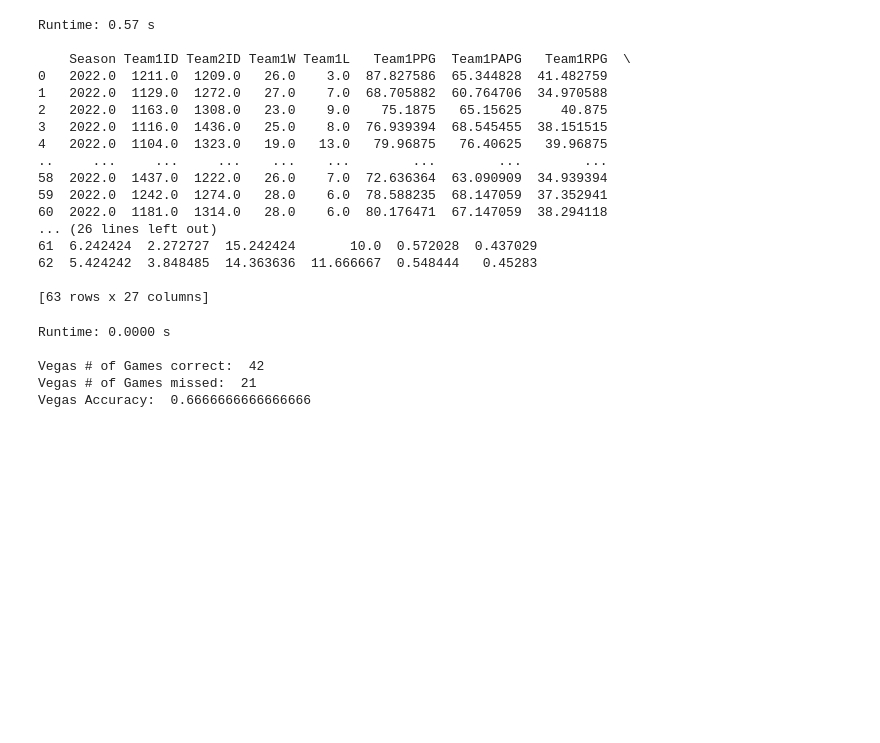
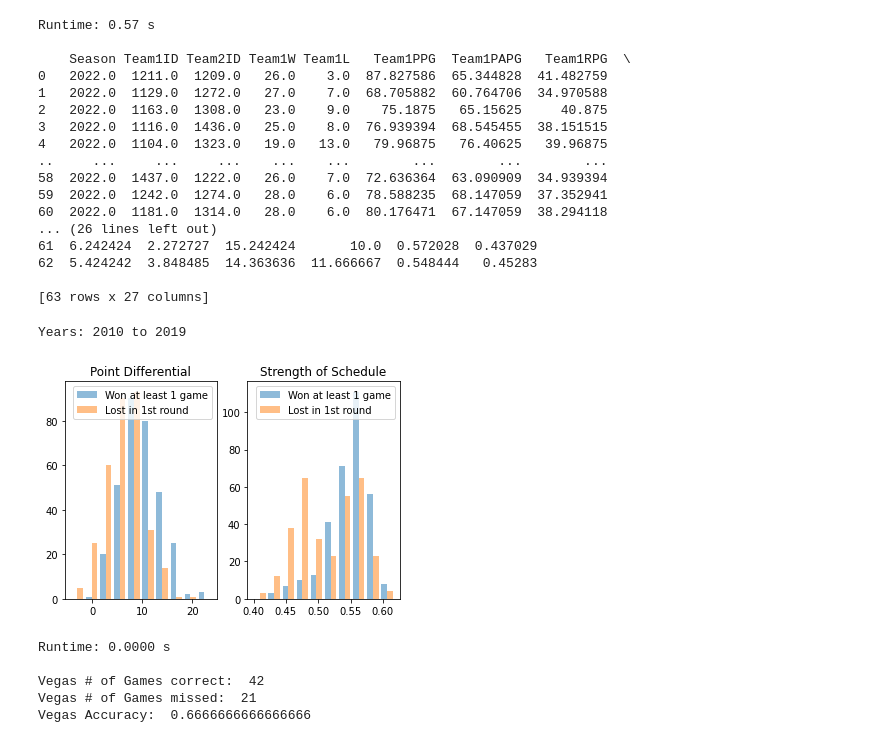
Before and after one commit to AustinStephens/NCAATourneyPredictor, a Jupyter notebook: NCAATourneyPredictorSandbox.ipynb, the cells around one changed output. Cells and saved outputs as stored; diff of their text form; code cells hidden in the pictures; blank space fills up the shorter version.

Commit message:
Added histograms for PD and SOS

```diff
--- a/NCAATourneyPredictorSandbox.ipynb
+++ b/NCAATourneyPredictorSandbox.ipynb
@@ -161,4 +162,58 @@ Runtime: 0.57 s
 62  5.424242  3.848485  14.363636  11.666667  0.548444   0.45283
 
 [63 rows x 27 columns]
+# %%
+#5
+# Shows histogram distribution of Point Differential and Strength of Schedule
+# For winning teams and losing teams
+
+# What years would you like to see data for? (max range is 2010 to 2019)
+year_range = [2010, 2019]
+
+def team_lists(team_avgs, game_data, year):
+    temp_df = game_data[game_data["Season"] == year]
+    winner_list = temp_df["WTeamID"].tolist()
+    loser_list = temp_df["LTeamID"].tolist()
+    return winner_list, loser_list
+
+
+def print_histogram(team_avgs, game_data, years):
+
+    sos_winner = []
+    sos_loser = []
+    pd_winner = []
+    pd_loser = []
+
+    for year in years:
+        winner_list, loser_list = team_lists(team_avgs, game_data, year)
+        temp_df = team_avgs[team_avgs["Season"] == year]
+        for i in range(32):
+            current = temp_df[temp_df["TeamID"] == int(winner_list[i])]
+            sos_winner.append(current["SOS"].values[0])
+            pd_winner.append(current["PPG"].values[0] - current["PAPG"].values[0])
+
+            current = temp_df.loc[temp_df["TeamID"] == int(loser_list[i])]
+            sos_loser.append(current["SOS"].values[0])
+            pd_loser.append(current["PPG"].values[0] - current["PAPG"].values[0])
+
+
+    #pyplot.hist(ppg_all, alpha=0.5, label="All teams")
+    print(f"Years: {year_range[0]} to {year_range[1]}")
+    plot1 = pyplot.subplot(1, 2, 1)
+    pyplot.hist(x=[pd_winner, pd_loser], alpha=0.5, label=["Won at least 1 game", "Lost in 1st round"])
+    pyplot.title("Point Differential")
+    pyplot.legend(loc='best')
+    plot2 = pyplot.subplot(1, 2, 2)
+    pyplot.hist(x=[sos_winner, sos_loser], alpha=0.5, label=["Won at least 1 game", "Lost in 1st round"])
+    pyplot.title("Strength of Schedule")
+    pyplot.legend(loc='best')
+
+    #pyplot.hist(ppg_loser, alpha=0.5, label="Lost in 1st round")
+
+    pyplot.show()
+
+print_histogram(team_avgs, tourney_df, list(range(year_range[0], year_range[1]+1)))
+# %% [output]
+Years: 2010 to 2019
+[figure, added]
 # %%
```
Also changed, not shown: parts of 10 cells of this notebook.
